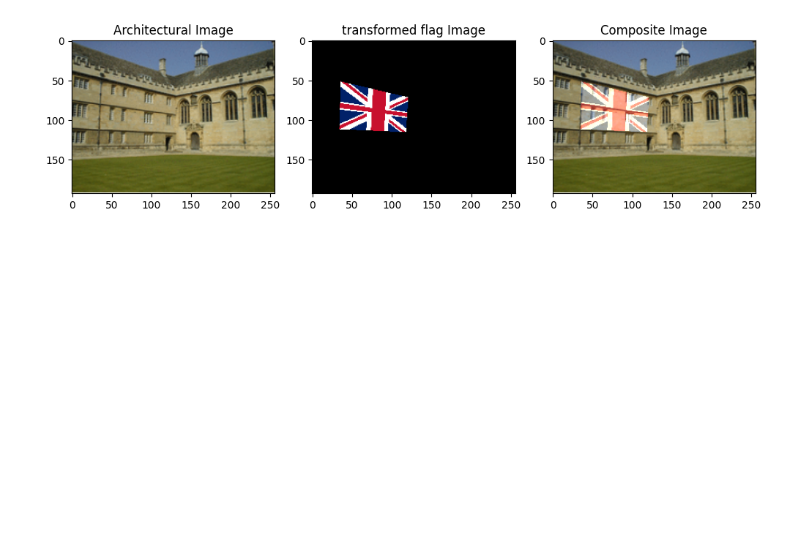
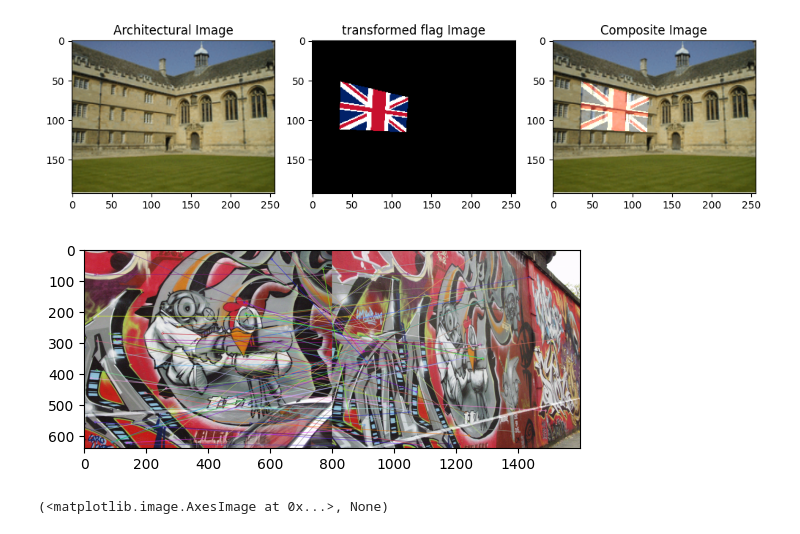
Before and after one commit to Pabadhi/ML_assignment2, a Jupyter notebook: ass2_1.ipynb, the cells around one changed output. Cells and saved outputs as stored; diff of their text form; code cells hidden in the pictures; blank space fills up the shorter version.

```diff
--- a/ass2_1.ipynb
+++ b/ass2_1.ipynb
@@ -351,3 +409,21 @@ plt.tight_layout()
 plt.show()
 # %% [output]
 [figure]
+# %%
+img1 = cv.imread('img1.ppm')
+img5 = cv.imread('img5.ppm')
+sift = cv.SIFT_create()
+kp1, des1 = sift.detectAndCompute(img1, None)
+kp5, des5 = sift.detectAndCompute(img5, None)
+bf = cv.BFMatcher()
+matches = bf.knnMatch(des1, des5, k=2)
+good = []
+for m, n in matches:
+    if m.distance < 0.75 * n.distance:
+        good.append(m)
+img3 = cv.drawMatchesKnn(img1, kp1, img5, kp5, [good], None, flags=cv.DrawMatchesFlags_NOT_DRAW_SINGLE_POINTS)
+img3=cv.cvtColor(img3, cv.COLOR_BGR2RGB)
+plt.imshow(img3), plt.show()
+# %% [output]
+[figure, added]
+(<matplotlib.image.AxesImage at 0x...>, None)
```
Also changed, not shown: parts of 8 cells of this notebook.
